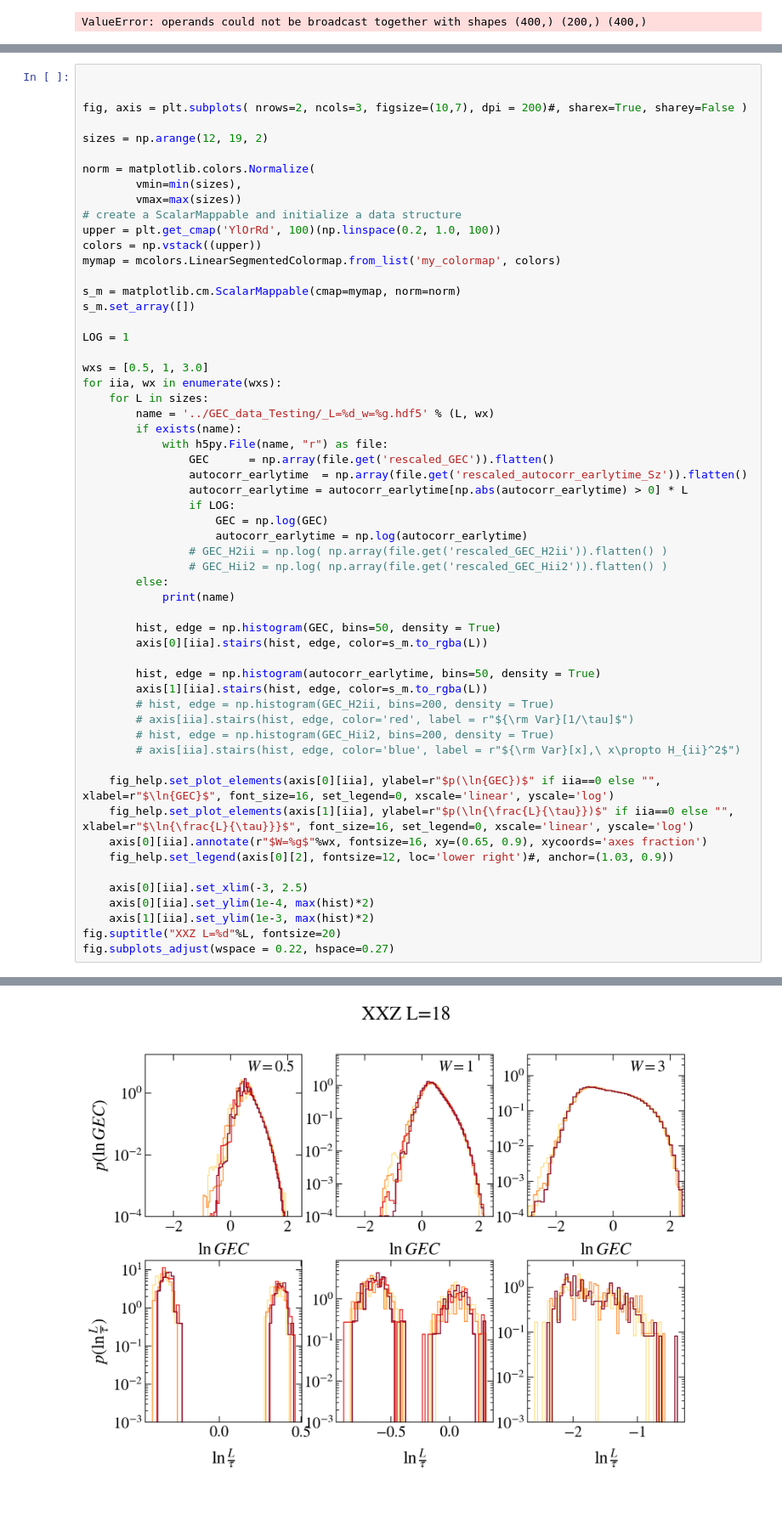
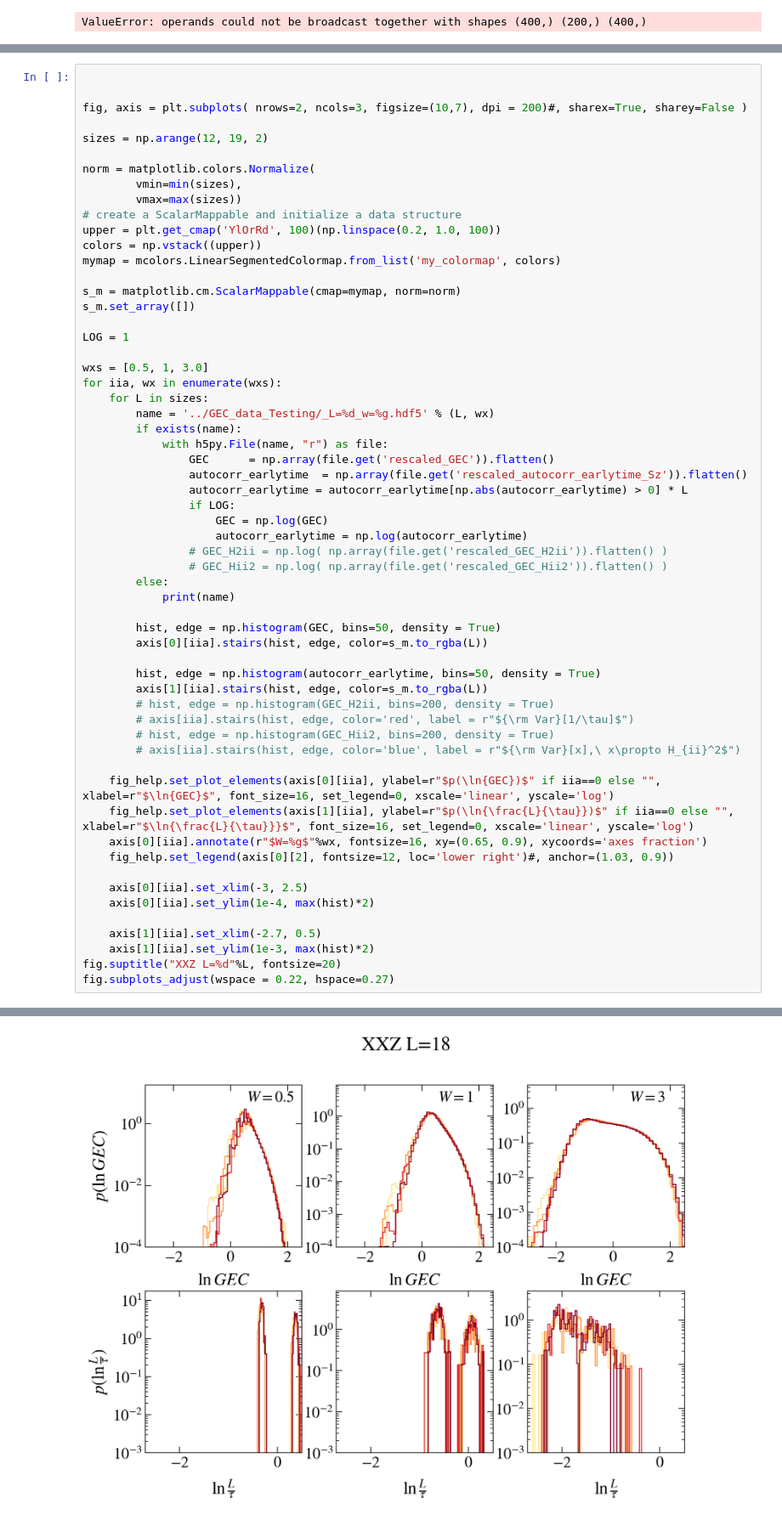
Before and after one commit to Rafal-Swietek/QHamSolver, a Jupyter notebook: XXZ/Jupyter_Python/ErgodicNonDiffusive.ipynb, the cells around one changed output, grey strips where cells are left out. Shown at 85% size. Drawn from its saved outputs; the diff is of its cells as text.

```diff
--- a/XXZ/Jupyter_Python/ErgodicNonDiffusive.ipynb
+++ b/XXZ/Jupyter_Python/ErgodicNonDiffusive.ipynb
@@ -478,6 +478,8 @@ for iia, wx in enumerate(wxs):
 
     axis[0][iia].set_xlim(-3, 2.5)
     axis[0][iia].set_ylim(1e-4, max(hist)*2)
+
+    axis[1][iia].set_xlim(-2.7, 0.5)
     axis[1][iia].set_ylim(1e-3, max(hist)*2)
 fig.suptitle("XXZ L=%d"%L, fontsize=20)
 fig.subplots_adjust(wspace = 0.22, hspace=0.27)
@@ -489,4 +490,4 @@ No handles with labels found to put in legend.
-[figure, old version]
+[figure, new version]
 # %%
 
 
```
Also changed, not shown: parts of 5 cells of this notebook, 2 other files.
